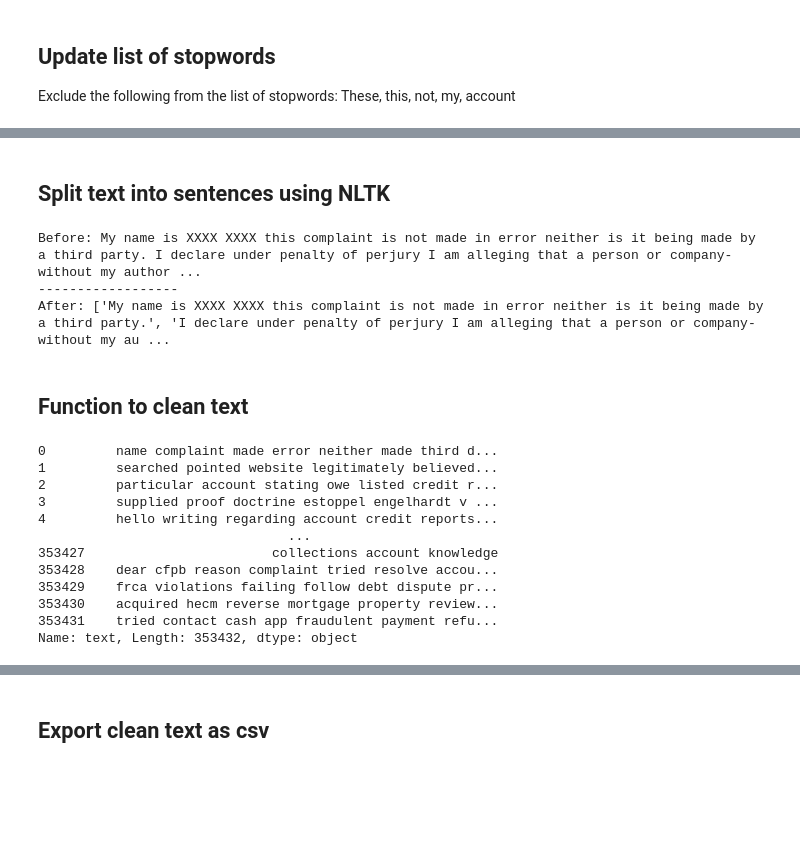
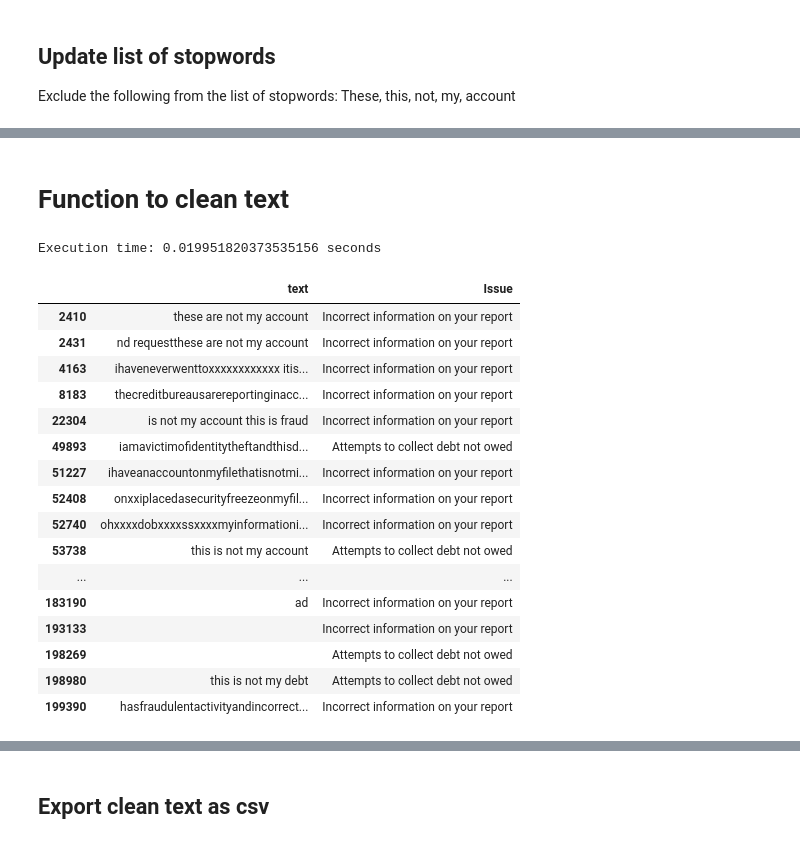
Before and after one commit to nss-data-science-cohort-7/cfpb-classification-classy_fires, a Jupyter notebook: notebooks/mj_cleaningtext.ipynb, the cells around one changed output, grey strips where cells are left out. Cells and saved outputs as stored; diff of their text form; code cells hidden in the pictures; blank space fills up the shorter version.

Commit message:
Updated function to fix rows w null values

```diff
--- a/notebooks/mj_cleaningtext.ipynb
+++ b/notebooks/mj_cleaningtext.ipynb
@@ -330,5 +264,0 @@ When you want to remove tokens with few characters
-# %%
-tokens = sample_text.split()
-clean_tokens = [t for t in tokens if len(t) > 2]
-clean_text = " ".join(clean_tokens)
-print_text(sample_text, clean_text)
@@ -351,39 +265,55 @@ ModuleNotFoundError: No module named 'emoji'
-# %% [markdown]
-## Split text into sentences using NLTK
-# %%
-sentences = sent_tokenize(sample_text)
-print_text(sample_text, sentences)
-# %% [output]
-Before: My name is XXXX XXXX this complaint is not made in error neither is it being made by a third party. I declare under penalty of perjury I am alleging that a person or company- without my author ...
-------------------
-After: ['My name is XXXX XXXX this complaint is not made in error neither is it being made by a third party.', 'I declare under penalty of perjury I am alleging that a person or company- without my au ...
+# %%
+words_to_exclude = ['these',
+                    'this',
+                    'not',
+                   'my',
+                   'is',
+                   'are']
+custom_stopwords = stop_words.difference(words_to_exclude)
 # %% [markdown]
-## Function to clean text
+# Function to clean text
 # %%
-wnl = WordNetLemmatizer()
+lemmatizer = WordNetLemmatizer()
 
 def preprocess_text(text):
     text = text.lower()  # Lowercase text
     text = re.sub(r'\b[xX]{2,}\b', '', text)  # Remove XXX's
-    text = " ".join([w for w in text.split() if w.isalpha()])  # Remove non-alphabetic characters
+    text = re.sub(r'[^a-zA-Z\s]', '', text)  # Remove punctuation and numbers
     tokens = text.split()  # Create tokens
-    clean_tokens = [wnl.lemmatize(tokens) t for t in tokens if not t in stop_words]  # Lemmatize and remove stop words
+    clean_tokens = [lemmatizer.lemmatize(t) for t in tokens if t not in custom_stopwords]  # Lemmatize and remove stop words
     clean_text = " ".join(clean_tokens)  # Join clean tokens
     clean_text = " ".join(clean_text.split())  # Remove extra spaces, tabs, and new lines
     return clean_text
-
-complaints["text"].map(preprocess_text)
-# %% [output]
-0         name complaint made error neither made third d...
-1         searched pointed website legitimately believed...
-2         particular account stating owe listed credit r...
-3         supplied proof doctrine estoppel engelhardt v ...
-4         hello writing regarding account credit reports...
-                                ...
-353427                        collections account knowledge
-353428    dear cfpb reason complaint tried resolve accou...
-353429    frca violations failing follow debt dispute pr...
-353430    acquired hecm reverse mortgage property review...
-353431    tried contact cash app fraudulent payment refu...
-Name: text, Length: 353432, dtype: object
+# %%
+# Practice run with problematic rows df
+start = time.time()
+
+problem_df = complaints.loc[nan_list]
+problem_df['text'] = problem_df['text'].apply(preprocess_text)
+
+
+end = time.time()
+elapsed_time = end - start
+print('Execution time:', elapsed_time, 'seconds')
+
+display(problem_df.head(50))
+# %% [output]
+Execution time: 0.019951820373535156 seconds
+|  | text | Issue |
+| 2410 | these are not my account | Incorrect information on your report |
+| 2431 | nd requestthese are not my account | Incorrect information on your report |
+| 4163 | ihaveneverwenttoxxxxxxxxxxxx itis... | Incorrect information on your report |
+| 8183 | thecreditbureausarereportinginacc... | Incorrect information on your report |
+| 22304 | is not my account this is fraud | Incorrect information on your report |
+| 49893 | iamavictimofidentitytheftandthisd... | Attempts to collect debt not owed |
+| 51227 | ihaveanaccountonmyfilethatisnotmi... | Incorrect information on your report |
+| 52408 | onxxiplacedasecurityfreezeonmyfil... | Incorrect information on your report |
+| 52740 | ohxxxxdobxxxxssxxxxmyinformationi... | Incorrect information on your report |
+| 53738 | this is not my account | Attempts to collect debt not owed |
+| ... | ... | ... |
+| 183190 | ad | Incorrect information on your report |
+| 193133 |  | Incorrect information on your report |
+| 198269 |  | Attempts to collect debt not owed |
+| 198980 | this is not my debt | Attempts to collect debt not owed |
+| 199390 | hasfraudulentactivityandincorrect... | Incorrect information on your report |
 # %%
```
Also changed, not shown: parts of 34 cells of this notebook.
